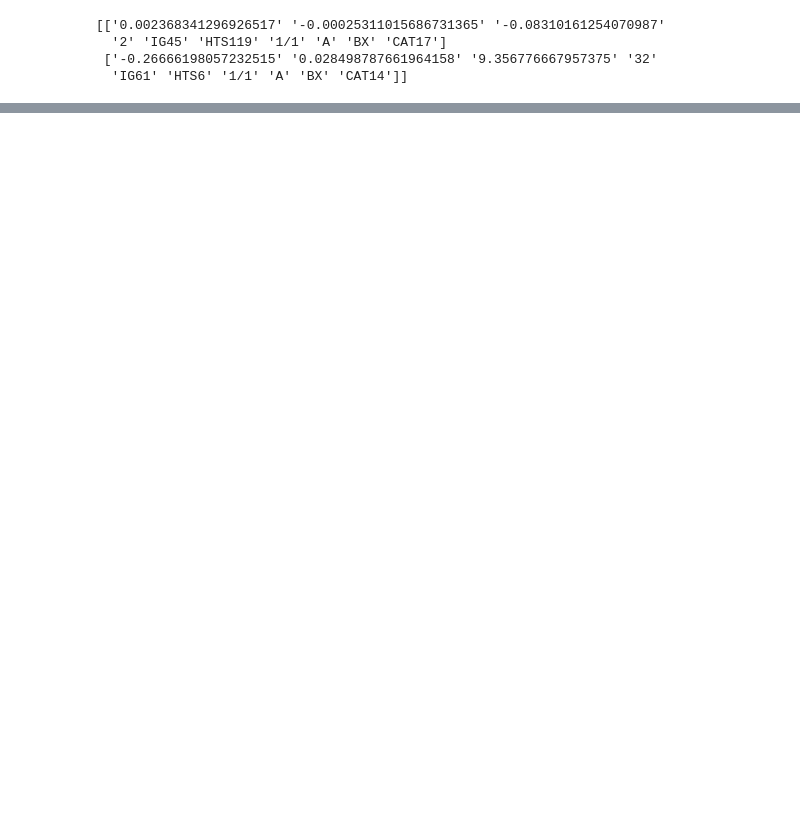
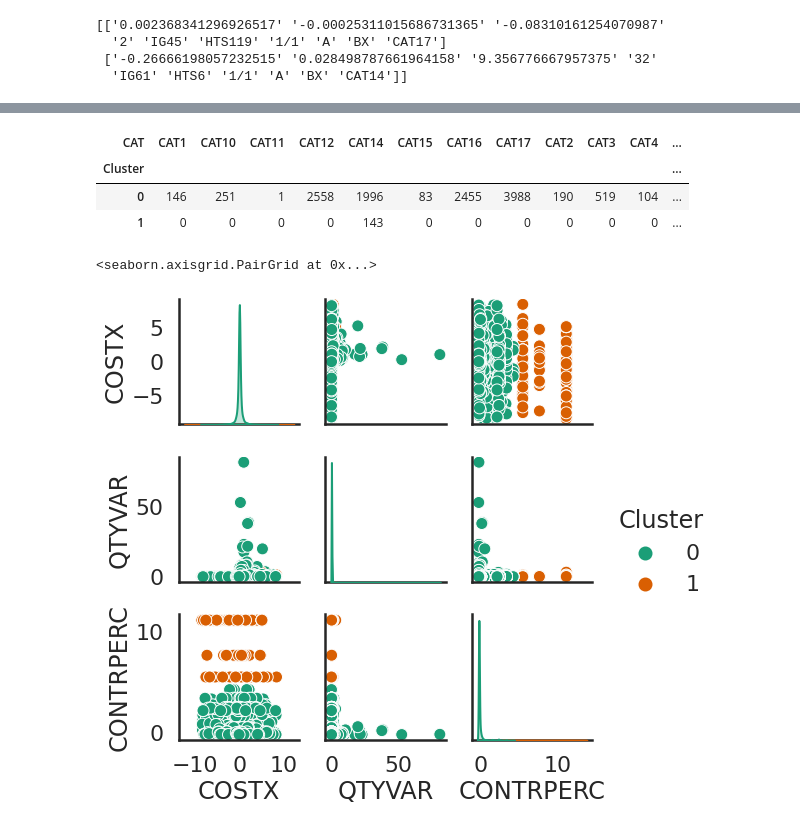
Before and after one commit to rjnakano/manejo-inventarios-pdg, a Jupyter notebook: Notebooks/TDG042321V1.ipynb, the cells around one changed output, grey strips where cells are left out. Saved outputs shown, nothing was run; the diff lists cells and outputs as text; code cells hidden in the pictures; blank space fills up the shorter version.

```diff
--- a/Notebooks/TDG042321V1.ipynb
+++ b/Notebooks/TDG042321V1.ipynb
@@ -141,5 +144,3 @@ print(kprototype.cluster_centroids_)
   '2' 'IG45' 'HTS119' '1/1' 'A' 'BX' 'CAT17']
  ['-0.26666198057232515' '0.028498787661964158' '9.356776667957375' '32'
   'IG61' 'HTS6' '1/1' 'A' 'BX' 'CAT14']]
-# %%
-data1['Cluster Labels'] = kprototype.labels_
@@ -230,0 +147,2 @@ df[df['Cluster Labels']==1]
+# %%
+data1['Cluster'] = kprototype.labels_
@@ -230,0 +173,13 @@ df[df['Cluster Labels']==1]
+# %%
+contingency = pd.crosstab(data1['Cluster'], data1['CAT'])
+contingency
+# %% [output]
+| CAT | CAT1 | CAT10 | CAT11 | CAT12 | CAT14 | CAT15 | CAT16 | CAT17 | CAT2 | CAT3 | CAT4 | ... |
+| Cluster |  |  |  |  |  |  |  |  |  |  |  | ... |
+| 0 | 146 | 251 | 1 | 2558 | 1996 | 83 | 2455 | 3988 | 190 | 519 | 104 | ... |
+| 1 | 0 | 0 | 0 | 0 | 143 | 0 | 0 | 0 | 0 | 0 | 0 | ... |
+# %%
+sns.pairplot(data1,hue='Cluster',palette='Dark2',diag_kind='kde')
+# %% [output]
+<seaborn.axisgrid.PairGrid at 0x...>
+[figure, added]
```
Also changed, not shown: parts of 44 cells of this notebook.
